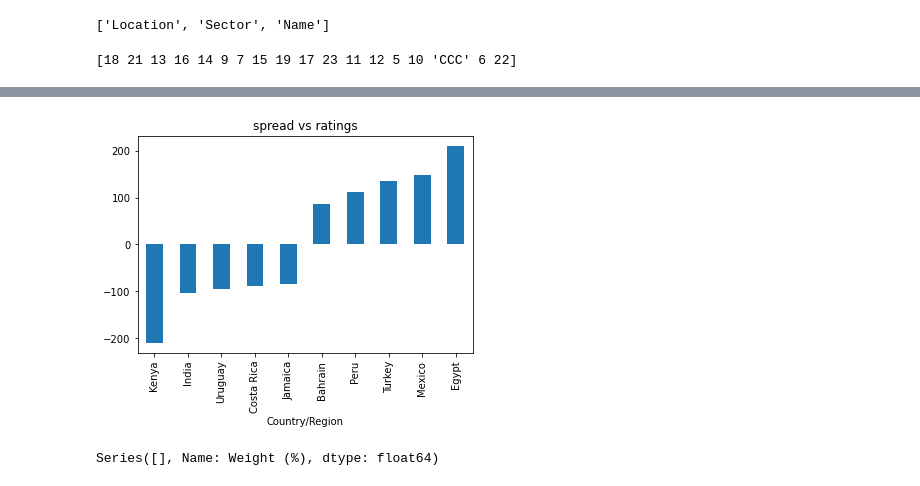
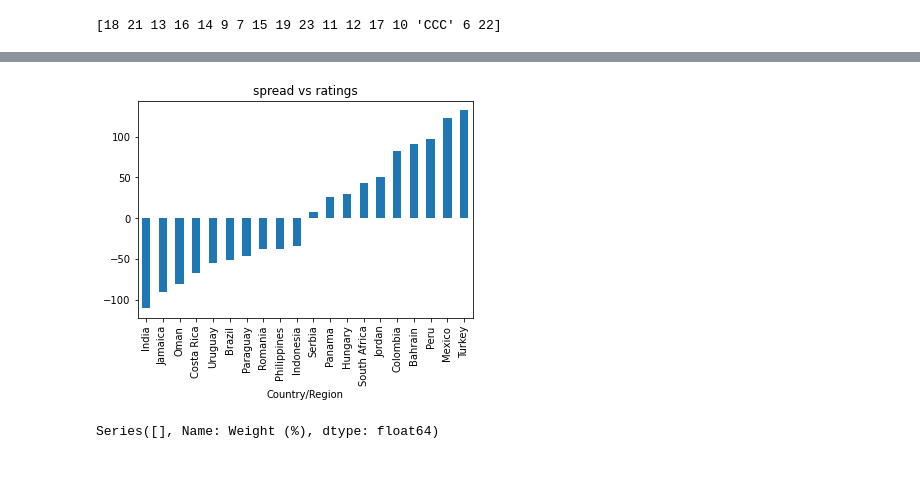
Before and after one commit to boquin/scripts, a Jupyter notebook: EM treemaps EMBI CEMBI GBI.ipynb, the cells around one changed output, grey strips where cells are left out. Cells and saved outputs as stored; diff of their text form; code cells hidden in the pictures.

```diff
--- a/EM treemaps EMBI CEMBI GBI.ipynb
+++ b/EM treemaps EMBI CEMBI GBI.ipynb
@@ -15,40 +15,32 @@ import plotly.express as px
 CEMBI = 'https://www.ishares.com/us/products/239525/ishares-emerging-markets-corporate-bond-etf/1467271812596.ajax?fileType=csv&fileName=CEMB_holdings&dataType=fund'
 EMBI = 'https://www.ishares.com/us/products/239572/ishares-jp-morgan-usd-emerging-markets-bond-etf/1467271812596.ajax?fileType=csv&fileName=EMB_holdings&dataType=fund'
 GBI = 'https://www.ishares.com/us/products/239528/ishares-emerging-markets-local-currency-bond-etf/1467271812596.ajax?fileType=csv&fileName=LEMB_holdings&dataType=fund'
+
 indexchoice = EMBI
 if indexchoice in [EMBI,CEMBI]:
     categories = ["Location","Sector","Name"]
 else:
     categories = ["Location","Sector"]
 chartnames= {EMBI:"EMBI",CEMBI:"CEMBI",GBI:"GBI"}
-print(categories)
 
 df = pd.read_csv(indexchoice, header=9)
 datalist = ["YTM (%)","Maturity","Mod. Duration","Yield to Worst (%)","Location"]
 df1 = df[datalist]
-# #check list of locations
-# location_list = df1.Location.astype(str).unique().tolist()
-# location_list.sort()
-# location_list
 df1 = df1.set_index("Location")
 
-#extract year from date string
 def get_year(x):
     x = str(x)
     try:
         return(int(x[-4:]))
     except:
         pass
+
 df1["year"] = df1["Maturity"].apply(get_year)
-df1 = df1[df1["year"] < 2034]
-df1 = df1[df1["year"] > 2026]
+df1 = df1[df1["year"] < 2035]
+df1 = df1[df1["year"] > 2027]
 df1["YTW"] = pd.to_numeric(df1["Yield to Worst (%)"],errors="coerce")
-#df1["Mod. Duration"].hist()
-# %% [output]
-['Location', 'Sector', 'Name']
 # %%
 #get ratings from wikipedia
-
 url = "https://en.wikipedia.org/wiki/List_of_countries_by_credit_rating"
 results = requests.get(url)
 soup = BeautifulSoup(results.text, "html.parser")
@@ -118,22 +110,34 @@ new_df = sp_ratings.join(df_mean)
 new_df = new_df[new_df["YTW"].notnull()]
 new_df.to_csv("EMBI_table.csv")
 
-# scatter = sns.scatterplot(data=new_df, x="Rating numbers", y="YTW",hue="Outlook")
-# scatter.set_ylim(bottom=0, top=30.5)
-
 df_scat = new_df.reset_index()
 df_scat["Outlook"].fillna("Stable",inplace=True)
 print(df_scat["Rating numbers"].unique())
 df_scat["Rating numbers"] = df_scat["Rating numbers"].apply(pd.to_numeric, errors="coerce")
 df_scat = df_scat[df_scat["Rating numbers"] < 17]
 
-fig = px.scatter(df_scat, x="Rating numbers",y="YTW",text="Country/Region",color="Outlook")
-
+color_sequence = ['#2471A3', '#ABB2B9', '#C0392B']
+outlook_colors = {outlook: color for outlook, color in zip(df_scat['Outlook'].unique(), color_sequence)}
+fig = px.scatter(df_scat, x="Rating numbers", y="YTW", text="Country/Region",
+                 color="Outlook", color_discrete_map=outlook_colors)
+fig.update_layout(plot_bgcolor='#F8F9F9')
+fig.update_traces(marker=dict(size=15))
 fig.update_layout(xaxis=dict(
     tickmode="array",
     tickvals=np.arange(6,21,2),
     ticktext = ["AA-","A","BBB+","BBB-","BB","B+","B-","CCC-","SD"]))
 fig.show()
+
+mean_ytw = dict(new_df.groupby("Rating numbers").mean()["YTW"])
+new_df["mean_ytw"] = new_df["Rating numbers"].replace(mean_ytw)
+new_df["spread to mean"] =(new_df["YTW"] - new_df["mean_ytw"]) * 100
+new_df["Rating numbers"] = new_df["Rating numbers"].apply(pd.to_numeric, errors="coerce")
+new_df_mod = new_df[new_df["Rating numbers"] < 18]
+n_countries = 10
+new_table = new_df_mod["spread to mean"].sort_values().head(n_countries)
+new_table = new_table.append(new_df_mod["spread to mean"].sort_values().tail(n_countries))
+new_table.plot(kind="bar",title="spread vs ratings")
+new_table.to_csv("ytw_vs_peers.csv")
 # %% [output]
-[18 21 13 16 14 9 7 15 19 17 23 11 12 5 10 'CCC' 6 22]
+[18 21 13 16 14 9 7 15 19 23 11 12 17 10 'CCC' 6 22]
 [interactive output not drawn]
@@ -141,15 +144,2 @@ fig.show()
+[figure, added]
-# %%
-#change to buckets somehow?
-mean_ytw = dict(new_df.groupby("Rating numbers").mean()["YTW"])
-new_df["mean_ytw"] = new_df["Rating numbers"].replace(mean_ytw)
-new_df["spread to mean"] =(new_df["YTW"] - new_df["mean_ytw"]) * 100
-new_df["Rating numbers"] = new_df["Rating numbers"].apply(pd.to_numeric, errors="coerce")
-new_df_mod = new_df[new_df["Rating numbers"] < 18]
-n_countries = 5
-new_table = new_df_mod["spread to mean"].sort_values().head(n_countries)
-new_table = new_table.append(new_df_mod["spread to mean"].sort_values().tail(n_countries))
-new_table.plot(kind="bar",title="spread vs ratings")
-new_table.to_csv("ytw_vs_peers.csv")
-# %% [output]
-[figure, removed]
 # %%
```
Also changed, not shown: parts of 6 cells of this notebook.
